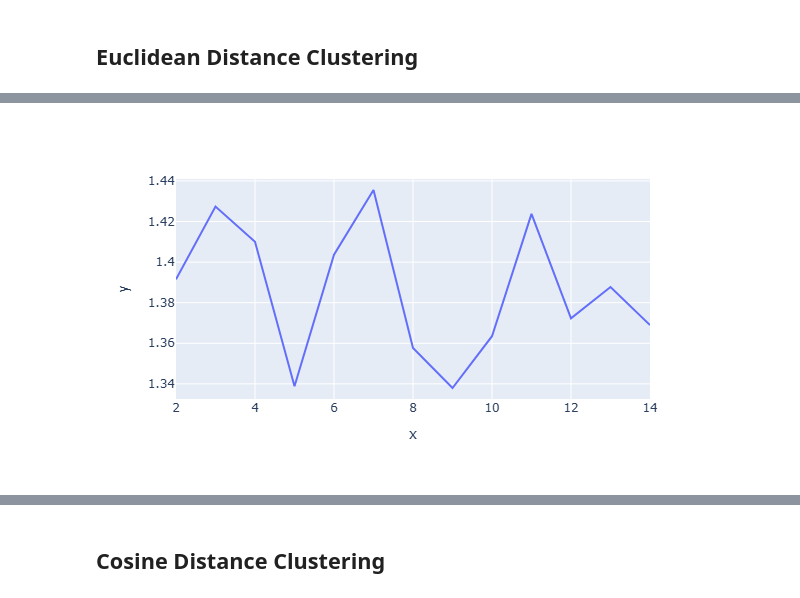
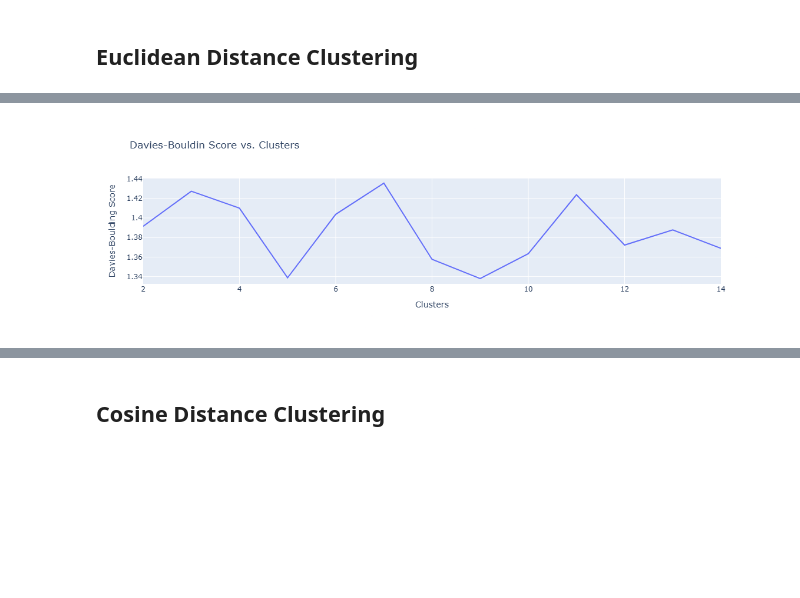
Before and after one commit to clairehbear/ECS171-Music-Recommendation-System, a Jupyter notebook: model_selection.ipynb, the cells around one changed output, grey strips where cells are left out. Cells and saved outputs as stored; diff of their text form; code cells hidden in the pictures; blank space fills up the shorter version.

```diff
--- a/model_selection.ipynb
+++ b/model_selection.ipynb
@@ -52,7 +52,7 @@ px.line(x=num_clusters, y=distortion)
 # %%
-px.line(x=num_clusters,y=davies)
+px.line(x=num_clusters,y=davies, title='Davies-Bouldin Score vs. Clusters', labels={'x': 'Clusters', 'y': 'Davies-Boulding Score'})
 # %% [output]
-[figure, old version]
+[figure, new version]
 # %%
 px.line(x=num_clusters,y=calinskis)
 # %% [output]
```
Also changed, not shown: parts of 2 cells of this notebook, 14 other files.
